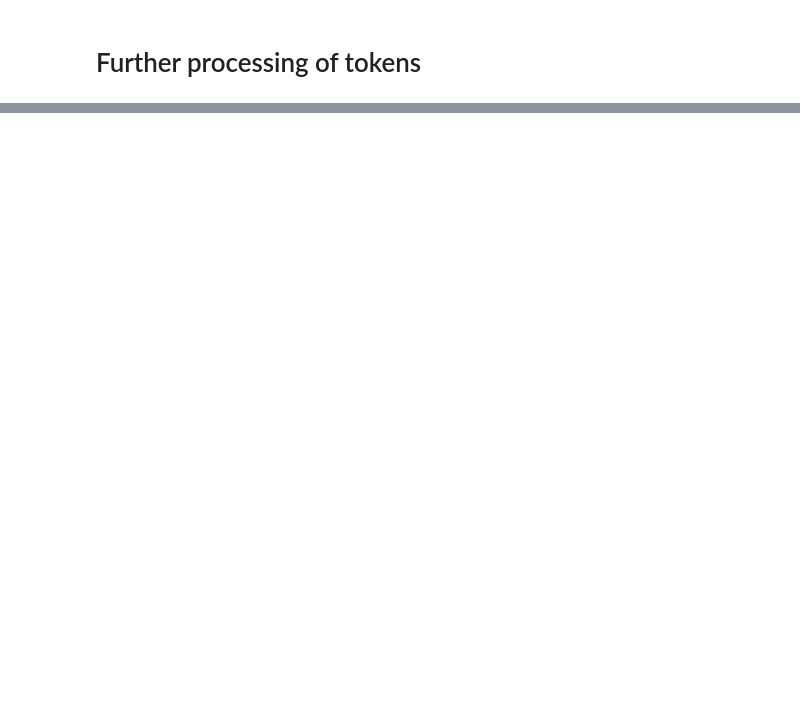
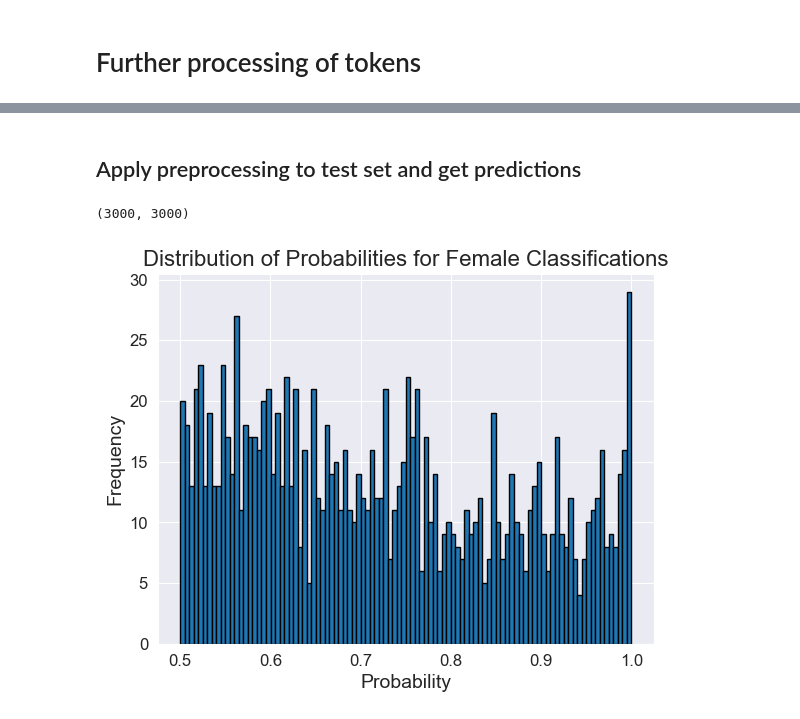
Before and after one commit to HNStaggs/Clinical-Trial-Gender-Gaps, a Jupyter notebook: DataProcessing.ipynb, the cells around one changed output, grey strips where cells are left out. Drawn from its saved outputs; the diff is of its cells as text; code cells hidden in the pictures; blank space fills up the shorter version.

```diff
--- a/DataProcessing.ipynb
+++ b/DataProcessing.ipynb
@@ -740,0 +977,13 @@ The five most common tokens are [('study', 6727), ('women', 3221), ('patients',
+# %%
+# Function to extract features from tokens
+def extract_features(tokens):
+    return {word: True for word in tokens}
+
+# Prepare feature sets for training
+feature_sets = [(extract_features(row['feature_words']), row['Sex']) for index, row in resampled_df.iterrows()]
+
+# Train Naive Bayes classifier
+classifier = NaiveBayesClassifier.train(feature_sets)
+
+# Print the most informative features
+classifier.show_most_informative_features(30)
@@ -740,0 +1008,40 @@ The five most common tokens are [('study', 6727), ('women', 3221), ('patients',
+# %% [markdown]
+## Apply preprocessing to test set and get predictions
+# %%
+# Prepare feature sets for testing
+test_feature_sets = [extract_features(row['ProcessedSummary']) for index, row in X_test.iterrows()]
+
+# Get predictions for each feature set
+y_pred_nb = [classifier.classify(features) for features in test_feature_sets]
+# %%
+len(y_test), len(y_pred_nb)
+# %% [output]
+(3000, 3000)
+# %%
+# Prepare lists to store probabilities and labels
+probs = []
+labels = []
+
+# Classify and get probabilities for each entry
+for i in test_feature_sets:
+    prob_dist = classifier.prob_classify(i)
+    estimated_sex = prob_dist.max()
+    prob = prob_dist.prob(estimated_sex)
+    probs.append(prob)
+    labels.append(estimated_sex)
+# %%
+# Add probability metrics to dataframe
+X_test['probs'] = probs
+X_test['est_labels'] = labels
+# %%
+# Distributio of probabilities for Female
+female_probs = X_test[X_test['est_labels'] == 0]['probs']
+
+# Plot the histogram
+plt.hist(female_probs, bins=100, edgecolor='black')
+plt.title('Distribution of Probabilities for Female Classifications')
+plt.xlabel('Probability')
+plt.ylabel('Frequency')
+plt.show()
+# %% [output]
+[figure, added]
```
Also changed, not shown: parts of 53 cells of this notebook, 1 other file.
